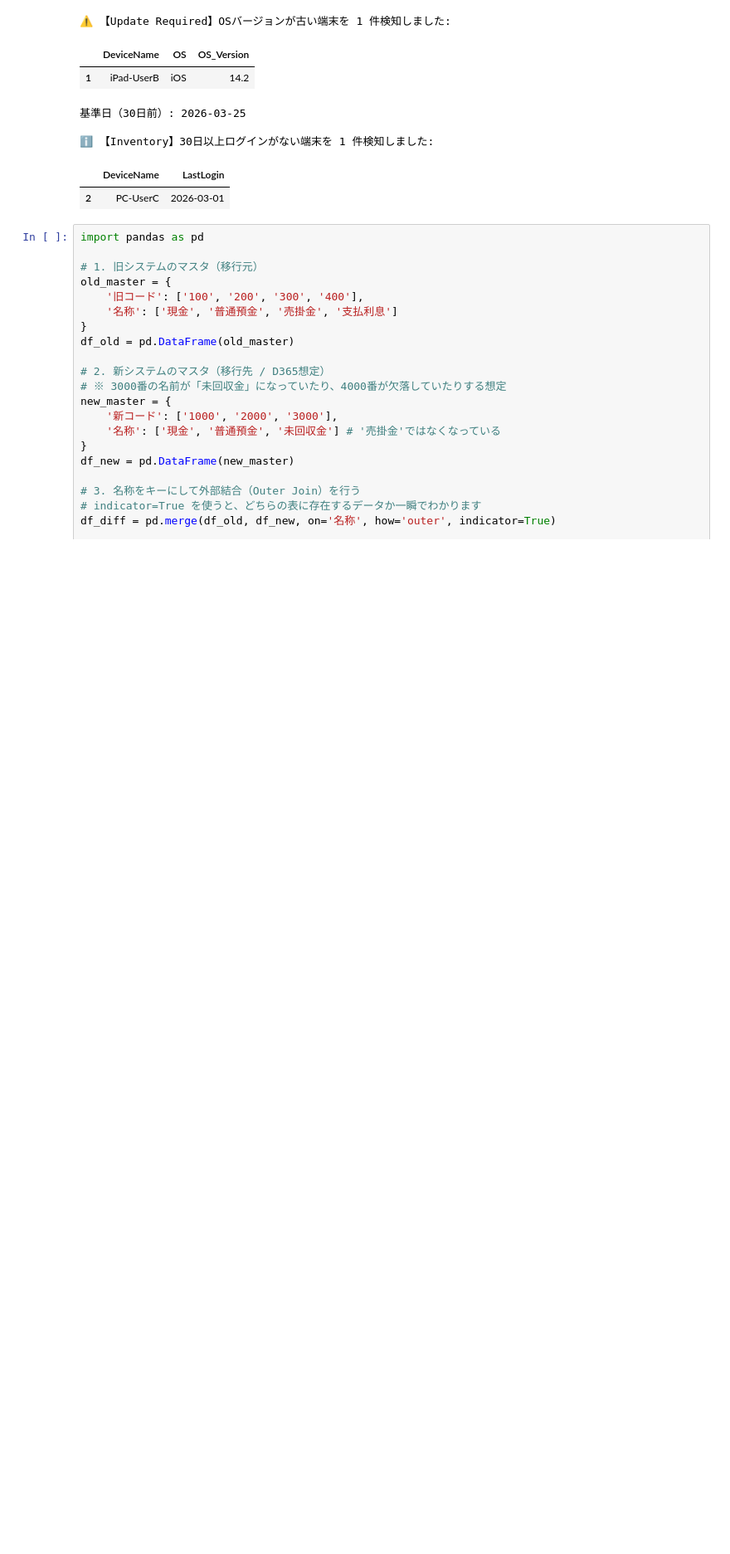
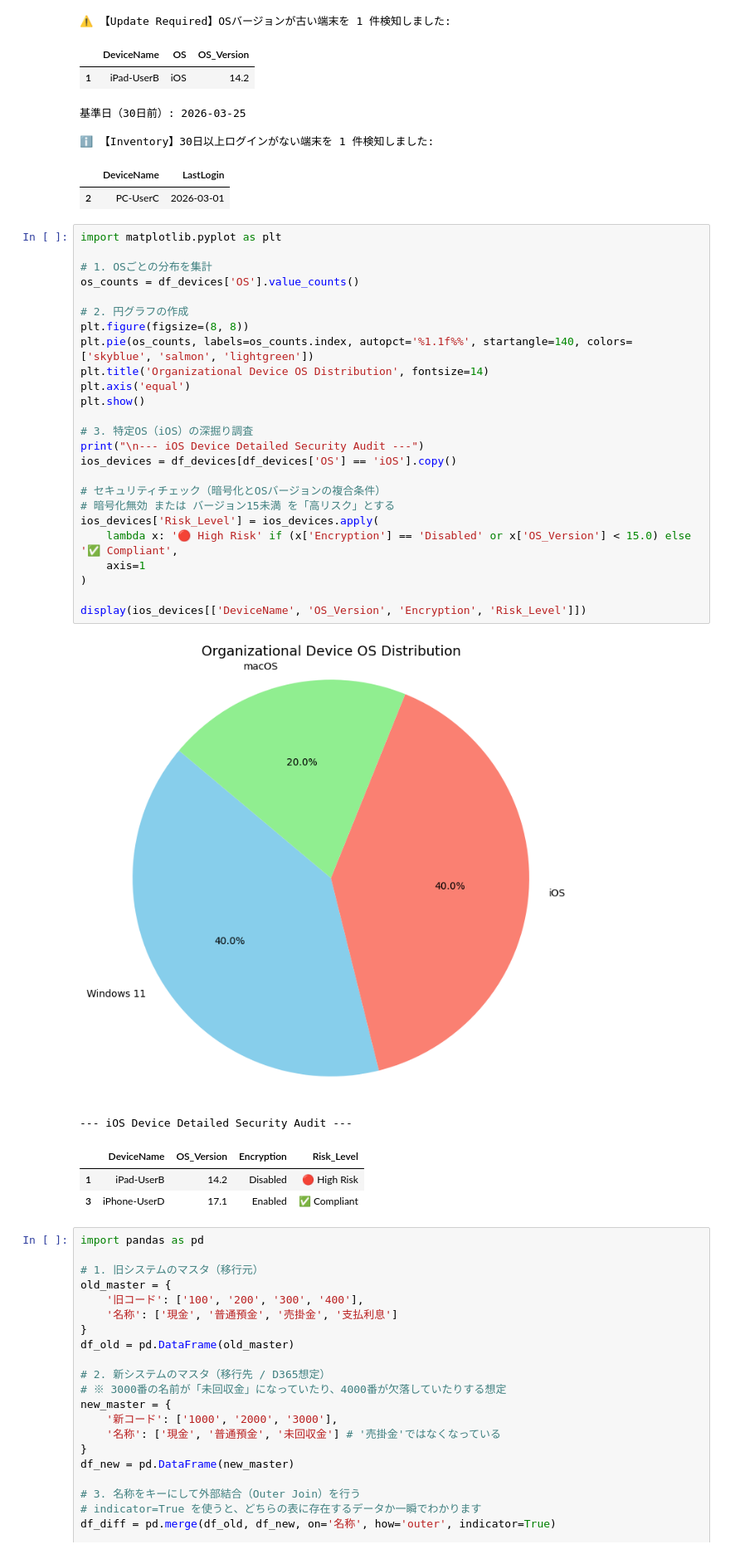
Before and after one commit to Koji-Accounting-Tech/D365-Finance-Data-Validator, a Jupyter notebook: D365_Data_Processing.ipynb, the cells around one changed output. Shown at 83% size. Cells and saved outputs as stored; diff of their text form; blank space fills up the shorter version.

```diff
--- a/D365_Data_Processing.ipynb
+++ b/D365_Data_Processing.ipynb
@@ -93,6 +93,37 @@ else:
 ℹ️ 【Inventory】30日以上ログインがない端末を 1 件検知しました:
 |  | DeviceName | LastLogin |
 | 2 | PC-UserC | 2026-03-01 |
+# %%
+import matplotlib.pyplot as plt
+
+# 1. OSごとの分布を集計
+os_counts = df_devices['OS'].value_counts()
+
+# 2. 円グラフの作成
+plt.figure(figsize=(8, 8))
+plt.pie(os_counts, labels=os_counts.index, autopct='%1.1f%%', startangle=140, colors=['skyblue', 'salmon', 'lightgreen'])
+plt.title('Organizational Device OS Distribution', fontsize=14)
+plt.axis('equal')
+plt.show()
+
+# 3. 特定OS（iOS）の深掘り調査
+print("\n--- iOS Device Detailed Security Audit ---")
+ios_devices = df_devices[df_devices['OS'] == 'iOS'].copy()
+
+# セキュリティチェック（暗号化とOSバージョンの複合条件）
+# 暗号化無効 または バージョン15未満 を「高リスク」とする
+ios_devices['Risk_Level'] = ios_devices.apply(
+    lambda x: '🔴 High Risk' if (x['Encryption'] == 'Disabled' or x['OS_Version'] < 15.0) else '✅ Compliant',
+    axis=1
+)
+
+display(ios_devices[['DeviceName', 'OS_Version', 'Encryption', 'Risk_Level']])
+# %% [output]
+[figure, added]
+--- iOS Device Detailed Security Audit ---
+|  | DeviceName | OS_Version | Encryption | Risk_Level |
+| 1 | iPad-UserB | 14.2 | Disabled | 🔴 High Risk |
+| 3 | iPhone-UserD | 17.1 | Enabled | ✅ Compliant |
 # %%
 import pandas as pd
 
```
